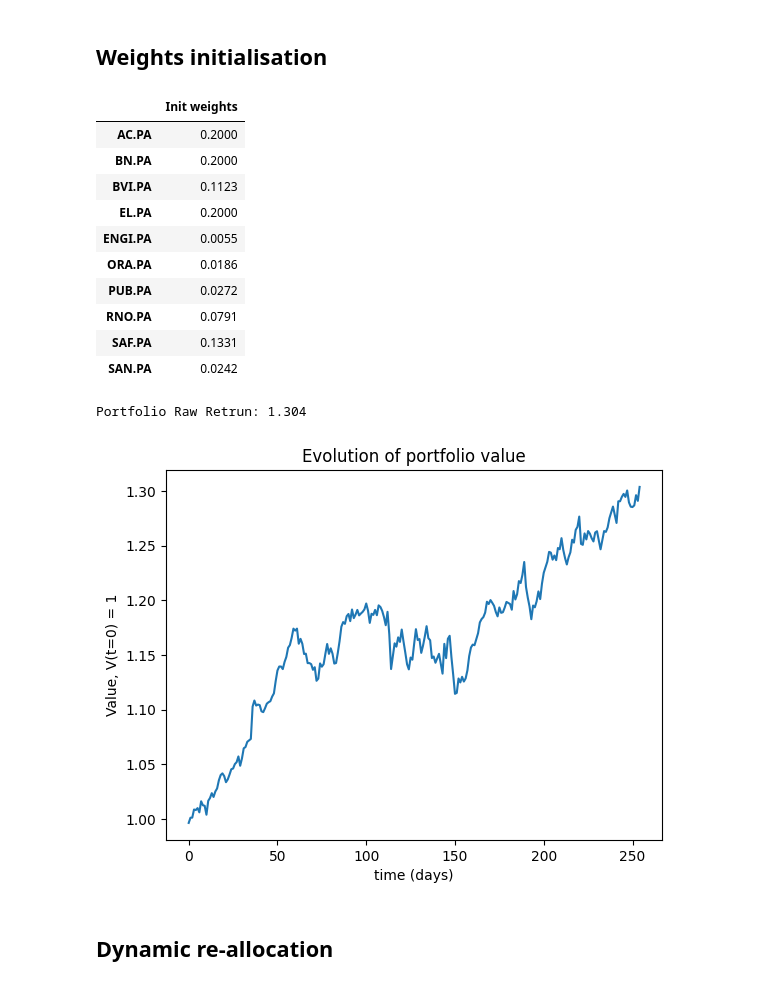
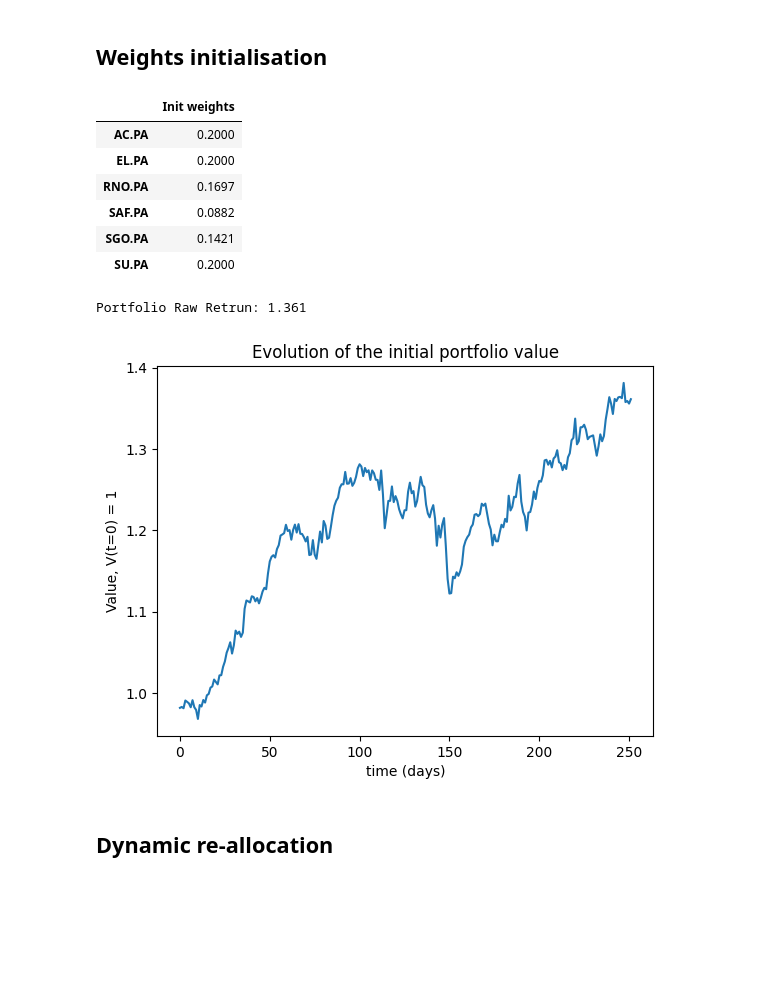
Before and after one commit to Hadrienvnt/Portfolio-Optimisation, a Jupyter notebook: dynamic_weights_allocation - in progress.ipynb, the cells around one changed output. Saved outputs shown, nothing was run; the diff lists cells and outputs as text; code cells hidden in the pictures; blank space fills up the shorter version.

```diff
--- a/dynamic_weights_allocation - in progress.ipynb
+++ b/dynamic_weights_allocation - in progress.ipynb
@@ -25,48 +25,52 @@ T,N = returns.shape
 # %% [markdown]
 ## Weights initialisation
 # %%
-# Initialisation window: Jan 22 - Dec 24
-returns_init = returns.loc[:'2025-01-01'].to_numpy()
-w = cvx.Variable(N)
-portfolio_value = cvx.cumprod(1 + returns_init@w )
+def init_weights(returns_df,T_w=252,w_max=0.2,var_max = 5e-4 ):
+    # Initialisation: window length = T
+    returns_init = returns_df.iloc[:T_w].to_numpy()
+    w = cvx.Variable(N)
 
-# Expected log-growth
-g = cvx.mean( cvx.log( 1 + returns_init@w ) , axis=0)
+    # Expected log-growth
+    g = cvx.mean( cvx.log( 1 + returns_init@w ) , axis=0)
 
-# Volatility as variance
-variance = cvx.var(returns_init@w)
+    # Volatility as variance
+    variance = cvx.var(returns_init@w)
 
-# Problem formulation
-objective = cvx.Maximize(g)
-constraints = [w>=0,w<=0.2, cvx.sum(w)==1,variance<=5e-5]
-kelly_opt = cvx.Problem(objective=objective,constraints=constraints)
-kelly_opt.solve()
-w_0 = np.round(w.value,4)
+    # Problem formulation
+    objective = cvx.Maximize(g)
+    constraints = [w>=0,w<=w_max, cvx.sum(w)==1,variance<=var_max]
+    kelly_opt = cvx.Problem(objective=objective,constraints=constraints)
+    kelly_opt.solve()
 
+    return np.round(w.value,4)
+
+
+# Test
+T_w_init = 252
+w_0 = init_weights(returns,T_w =T_w_init )
+
+# Display
 weights = pd.DataFrame(w_0,index=tickers,columns=['Init weights'])
 weights[weights!=0].dropna()
 # %% [output]
 |  | Init weights |
 | AC.PA | 0.2000 |
-| BN.PA | 0.2000 |
-| BVI.PA | 0.1123 |
 | EL.PA | 0.2000 |
-| ENGI.PA | 0.0055 |
-| ORA.PA | 0.0186 |
-| PUB.PA | 0.0272 |
-| RNO.PA | 0.0791 |
-| SAF.PA | 0.1331 |
-| SAN.PA | 0.0242 |
+| RNO.PA | 0.1697 |
+| SAF.PA | 0.0882 |
+| SGO.PA | 0.1421 |
+| SU.PA | 0.2000 |
 # %%
 # Overlook of initial portfolio
+portfolio_value = cvx.cumprod(1 + returns.iloc[:T_w_init]@w_0 )
 print(f'Portfolio Raw Retrun: {portfolio_value.value[-1]:.3f}')
 plt.plot(portfolio_value.value)
-plt.title("Evolution of portfolio value")
+plt.title("Evolution of the initial portfolio value")
 plt.xlabel('time (days)')
 plt.ylabel('Value, V(t=0) = 1')
 plt.show()
 # %% [output]
-Portfolio Raw Retrun: 1.304
+Portfolio Raw Retrun: 1.361
-[figure, old version]
+[figure, new version]
 # %% [markdown]
 ## Dynamic re-allocation
```
Also changed, not shown: parts of 6 cells of this notebook.
